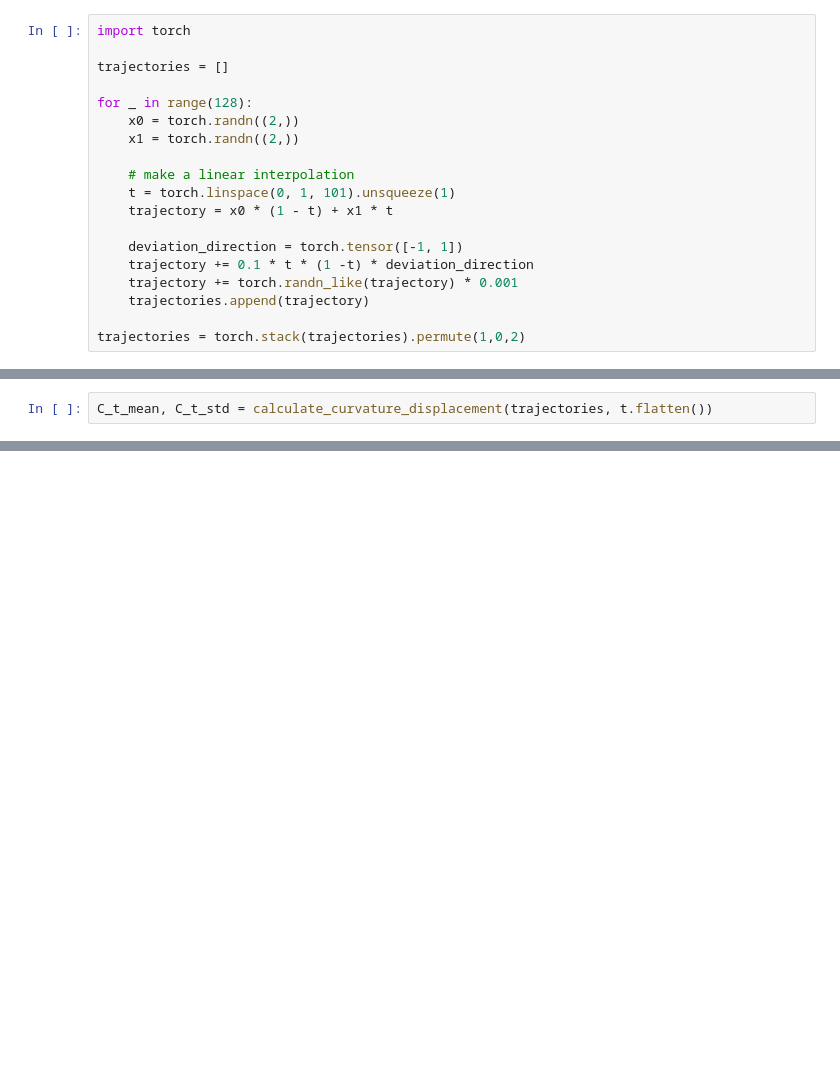
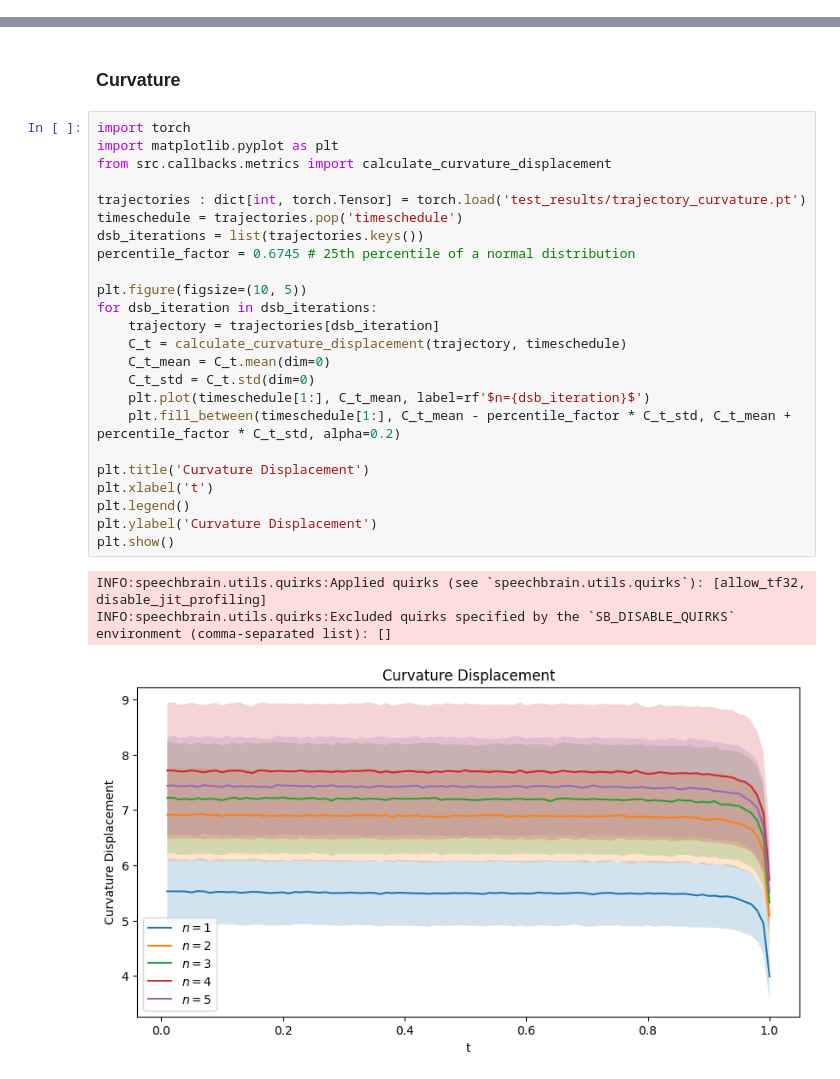
Before and after one commit to kommodeskab/Latent-DSB, a Jupyter notebook: playground.ipynb, the cells around one changed output, grey strips where cells are left out. Drawn from its saved outputs; the diff is of its cells as text; blank space fills up the shorter version.

```diff
--- a/playground.ipynb
+++ b/playground.ipynb
@@ -27,19 +0,0 @@ Found experiment 180425125453 in bjornsandjensen-dtu.
-# %%
-import torch
-
-trajectories = []
-
-for _ in range(128):
-    x0 = torch.randn((2,))
-    x1 = torch.randn((2,))
-
-    # make a linear interpolation
-    t = torch.linspace(0, 1, 101).unsqueeze(1)
-    trajectory = x0 * (1 - t) + x1 * t
-
-    deviation_direction = torch.tensor([-1, 1])
-    trajectory += 0.1 * t * (1 -t) * deviation_direction
-    trajectory += torch.randn_like(trajectory) * 0.001
-    trajectories.append(trajectory)
-
-trajectories = torch.stack(trajectories).permute(1,0,2)
@@ -66,2 +0,0 @@ def calculate_curvature_displacement(trajectories : Tensor, timeschedule : Tenso
-# %%
-C_t_mean, C_t_std = calculate_curvature_displacement(trajectories, t.flatten())
@@ -75,0 +31,30 @@ plt.show()
+# %% [markdown]
+### Curvature
+# %%
+import torch
+import matplotlib.pyplot as plt
+from src.callbacks.metrics import calculate_curvature_displacement
+
+trajectories : dict[int, torch.Tensor] = torch.load('test_results/trajectory_curvature.pt')
+timeschedule = trajectories.pop('timeschedule')
+dsb_iterations = list(trajectories.keys())
+percentile_factor = 0.6745 # 25th percentile of a normal distribution
+
+plt.figure(figsize=(10, 5))
+for dsb_iteration in dsb_iterations:
+    trajectory = trajectories[dsb_iteration]
+    C_t = calculate_curvature_displacement(trajectory, timeschedule)
+    C_t_mean = C_t.mean(dim=0)
+    C_t_std = C_t.std(dim=0)
+    plt.plot(timeschedule[1:], C_t_mean, label=rf'$n={dsb_iteration}$')
+    plt.fill_between(timeschedule[1:], C_t_mean - percentile_factor * C_t_std, C_t_mean + percentile_factor * C_t_std, alpha=0.2)
+
+plt.title('Curvature Displacement')
+plt.xlabel('t')
+plt.legend()
+plt.ylabel('Curvature Displacement')
+plt.show()
+# %% [output]
+INFO:speechbrain.utils.quirks:Applied quirks (see `speechbrain.utils.quirks`): [allow_tf32, disable_jit_profiling]
+INFO:speechbrain.utils.quirks:Excluded quirks specified by the `SB_DISABLE_QUIRKS` environment (comma-separated list): []
+[figure, added]
```
Also changed, not shown: parts of 8 cells of this notebook, 40 other files.
